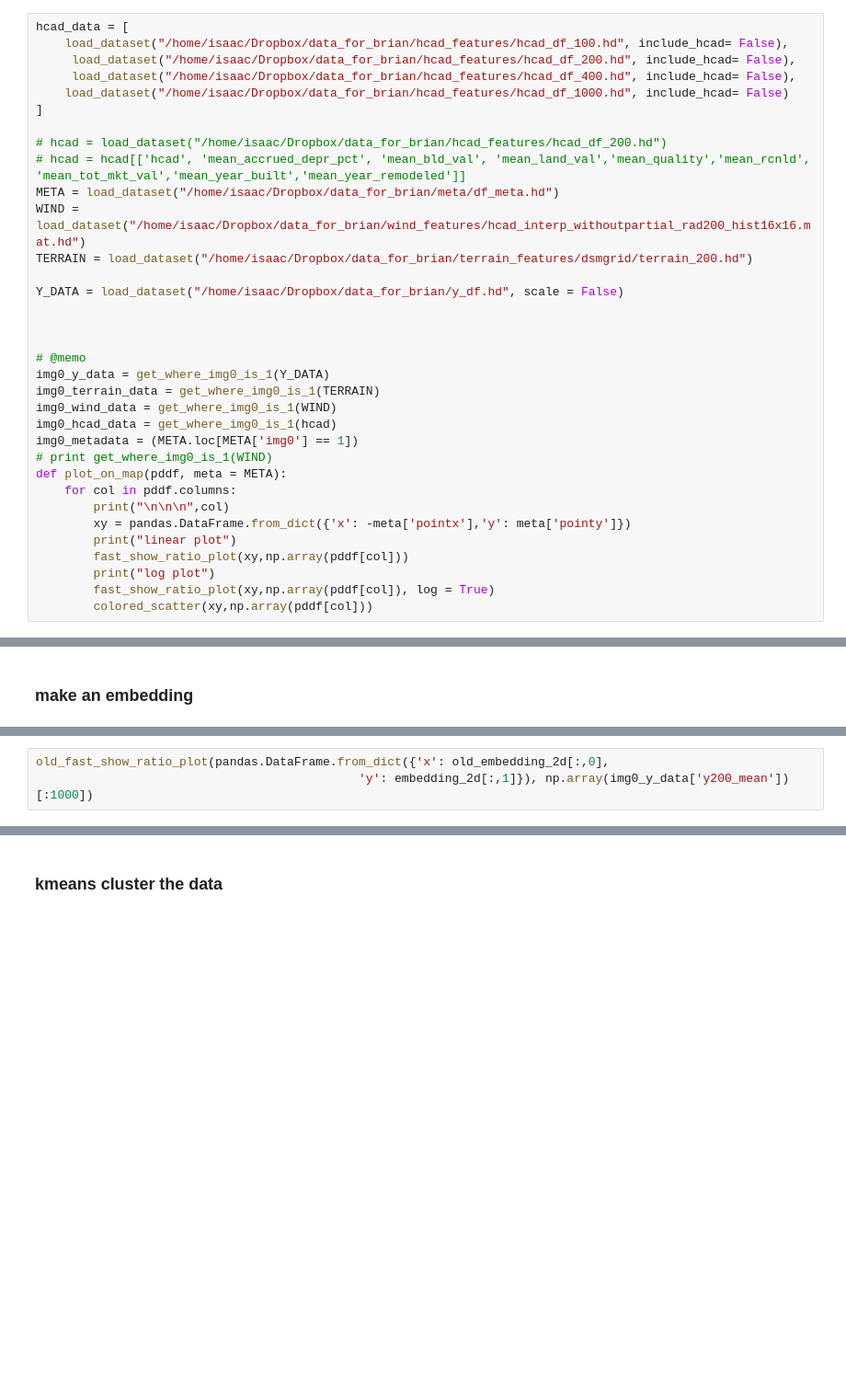
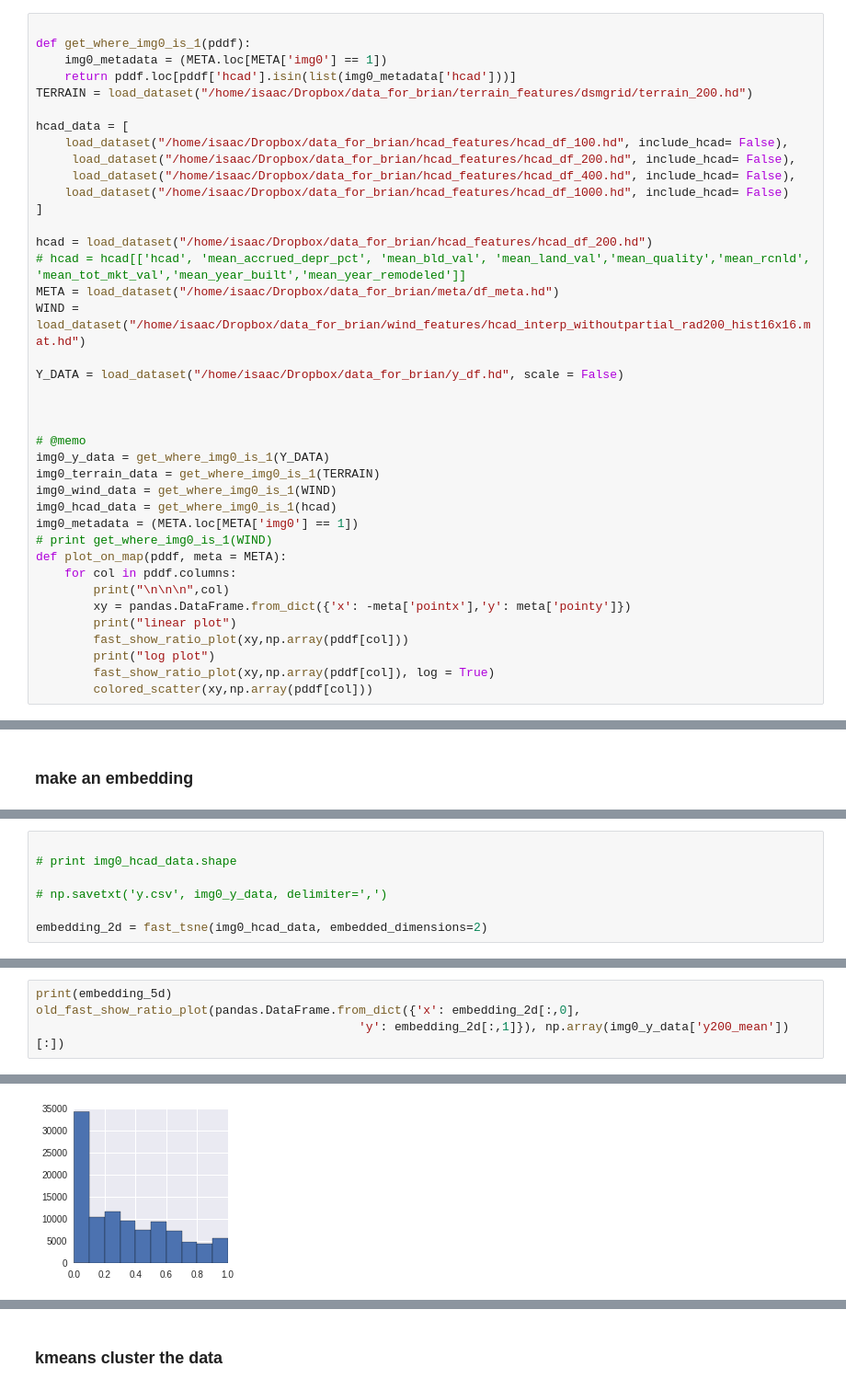
Before and after one commit to IJDykeman/storm_damage_prediction, a Jupyter notebook: tsne_and_dataviz.ipynb, the cells around one changed output, grey strips where cells are left out. Shown at 92% size. Saved outputs shown, nothing was run; the diff lists cells and outputs as text; blank space fills up the shorter version.

```diff
--- a/tsne_and_dataviz.ipynb
+++ b/tsne_and_dataviz.ipynb
@@ -29,6 +30,12 @@ WARNING: pylab import has clobbered these variables: ['rand', 'pylab']
 # %% [markdown]
 ### load all the data at 200m
 # %%
+
+def get_where_img0_is_1(pddf):
+    img0_metadata = (META.loc[META['img0'] == 1])
+    return pddf.loc[pddf['hcad'].isin(list(img0_metadata['hcad']))]
+TERRAIN = load_dataset("/home/isaac/Dropbox/data_for_brian/terrain_features/dsmgrid/terrain_200.hd")
+
 hcad_data = [
     load_dataset("/home/isaac/Dropbox/data_for_brian/hcad_features/hcad_df_100.hd", include_hcad= False),
      load_dataset("/home/isaac/Dropbox/data_for_brian/hcad_features/hcad_df_200.hd", include_hcad= False),
@@ -36,11 +43,10 @@ hcad_data = [
     load_dataset("/home/isaac/Dropbox/data_for_brian/hcad_features/hcad_df_1000.hd", include_hcad= False)
 ]
 
-# hcad = load_dataset("/home/isaac/Dropbox/data_for_brian/hcad_features/hcad_df_200.hd")
+hcad = load_dataset("/home/isaac/Dropbox/data_for_brian/hcad_features/hcad_df_200.hd")
 # hcad = hcad[['hcad', 'mean_accrued_depr_pct', 'mean_bld_val', 'mean_land_val','mean_quality','mean_rcnld', 'mean_tot_mkt_val','mean_year_built','mean_year_remodeled']]
 META = load_dataset("/home/isaac/Dropbox/data_for_brian/meta/df_meta.hd")
 WIND = load_dataset("/home/isaac/Dropbox/data_for_brian/wind_features/hcad_interp_withoutpartial_rad200_hist16x16.mat.hd")
-TERRAIN = load_dataset("/home/isaac/Dropbox/data_for_brian/terrain_features/dsmgrid/terrain_200.hd")
 
 Y_DATA = load_dataset("/home/isaac/Dropbox/data_for_brian/y_df.hd", scale = False)
 
@@ -80,0 +83,7 @@ SyntaxError: invalid syntax (<ipython-input-9-f1672e1971dc>, line 2)
+# %%
+
+# print img0_hcad_data.shape
+
+# np.savetxt('y.csv', img0_y_data, delimiter=',')
+
+embedding_2d = fast_tsne(img0_hcad_data, embedded_dimensions=2)
@@ -81,3 +92,5 @@ SyntaxError: invalid syntax (<ipython-input-9-f1672e1971dc>, line 2)
 # %%
-old_fast_show_ratio_plot(pandas.DataFrame.from_dict({'x': old_embedding_2d[:,0],
-                                             'y': embedding_2d[:,1]}), np.array(img0_y_data['y200_mean'])[:1000])
+print(embedding_5d)
+old_fast_show_ratio_plot(pandas.DataFrame.from_dict({'x': embedding_2d[:,0],
+                                             'y': embedding_2d[:,1]}), np.array(img0_y_data['y200_mean'])[:])
+# %% [output]
@@ -83,0 +104 @@ old_fast_show_ratio_plot(pandas.DataFrame.from_dict({'x': old_embedding_2d[:,0],
+[figure, added]
```
Also changed, not shown: parts of 9 cells of this notebook, 1 other file.
